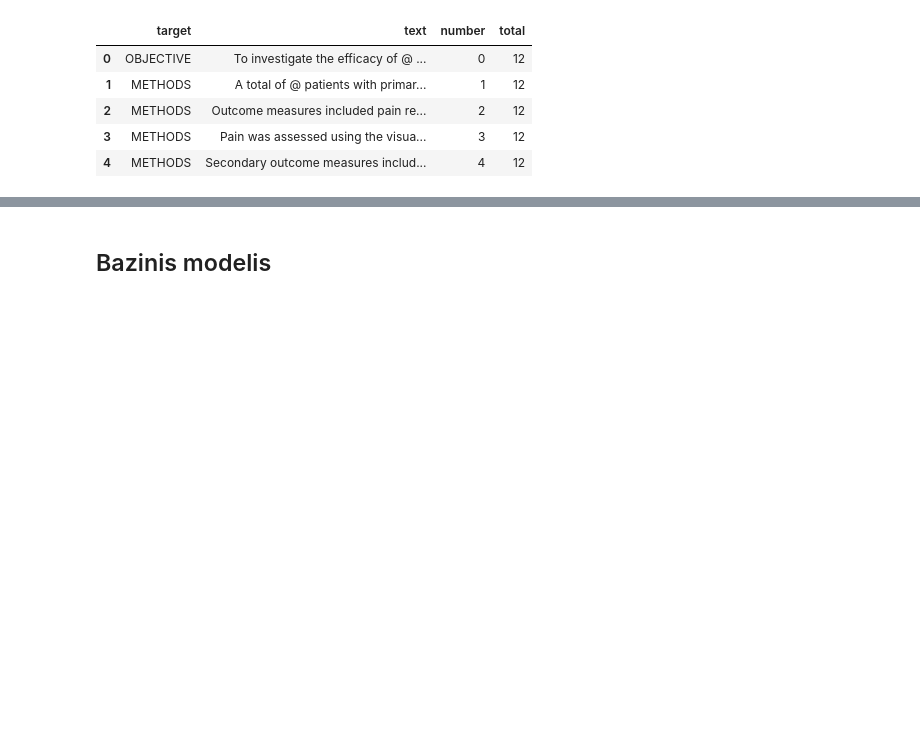
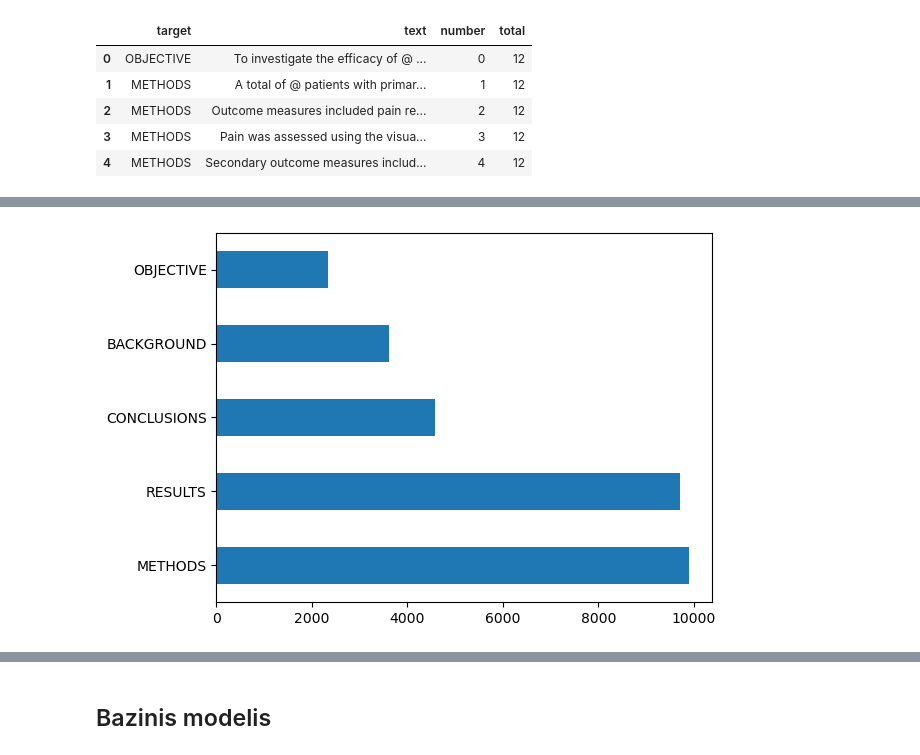
Before and after one commit to gisora/ptu8-final-project, a Jupyter notebook: nuosekliu_sakiniu_klasifikavimas.ipynb, the cells around one changed output, grey strips where cells are left out. Drawn from its saved outputs; the diff is of its cells as text; code cells hidden in the pictures; blank space fills up the shorter version.

```diff
--- a/nuosekliu_sakiniu_klasifikavimas.ipynb
+++ b/nuosekliu_sakiniu_klasifikavimas.ipynb
@@ -234,0 +266,5 @@ train_df.head()
+# %%
+# Sakinio etikečių pasiskirtymas test rinkinyje
+test_df['target'].value_counts().plot.barh();
+# %% [output]
+[figure, added]
```
Also changed, not shown: parts of 12 cells of this notebook.
